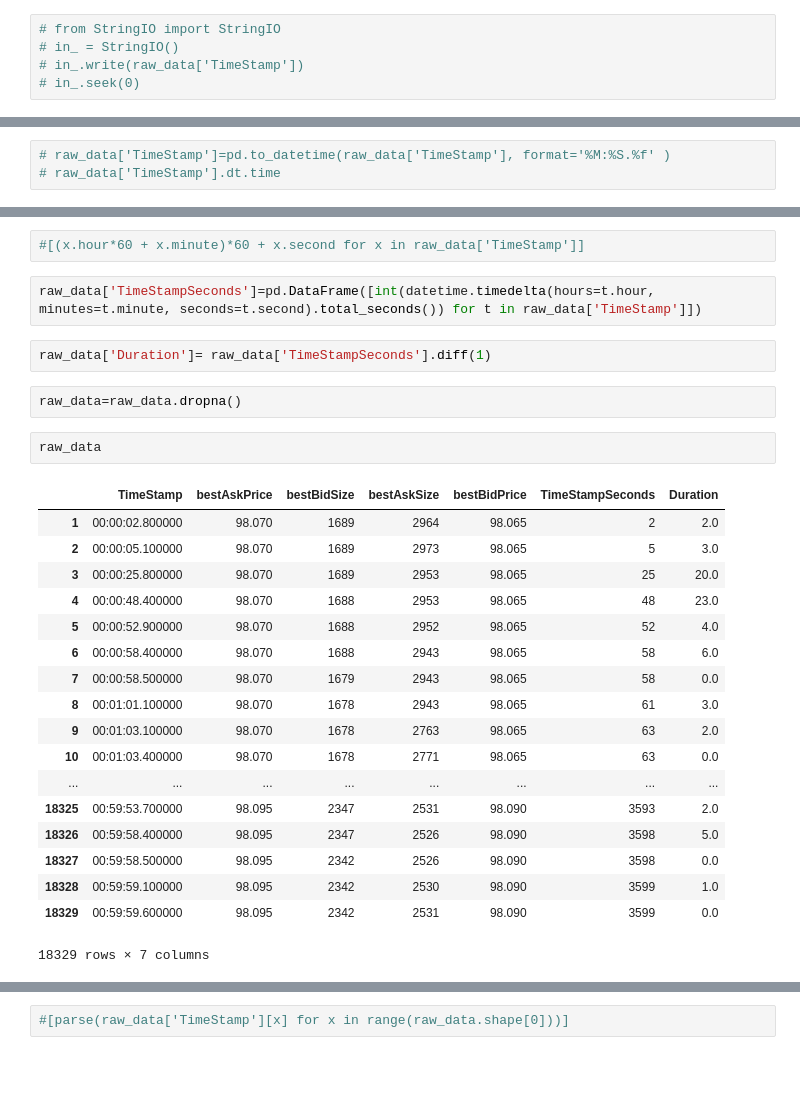
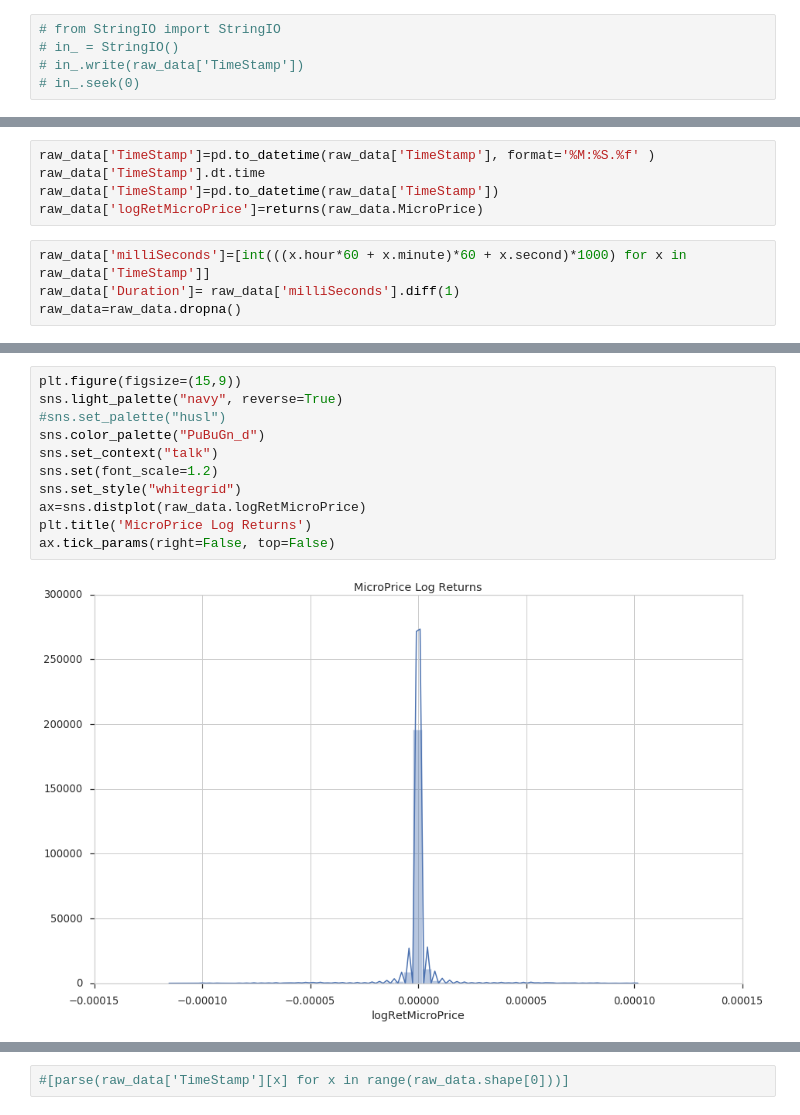
Before and after one commit to andreas-koukorinis/PaperCode, a Jupyter notebook: aknotebooks/stylized facts.ipynb, the cells around one changed output, grey strips where cells are left out. Cells and saved outputs as stored; diff of their text form; blank space fills up the shorter version.

Commit message:
adding stylised facts v1.0 with tick data clock sampling

```diff
--- a/aknotebooks/stylized facts.ipynb
+++ b/aknotebooks/stylized facts.ipynb
@@ -129,4 +166,10 @@ raw_data['TimeStamp']=raw_data['TimeStamp'].apply(dataparser)
 # %%
-# raw_data['TimeStamp']=pd.to_datetime(raw_data['TimeStamp'], format='%M:%S.%f' )
-# raw_data['TimeStamp'].dt.time
+raw_data['TimeStamp']=pd.to_datetime(raw_data['TimeStamp'], format='%M:%S.%f' )
+raw_data['TimeStamp'].dt.time
+raw_data['TimeStamp']=pd.to_datetime(raw_data['TimeStamp'])
+raw_data['logRetMicroPrice']=returns(raw_data.MicroPrice)
+# %%
+raw_data['milliSeconds']=[int(((x.hour*60 + x.minute)*60 + x.second)*1000) for x in raw_data['TimeStamp']]
+raw_data['Duration']= raw_data['milliSeconds'].diff(1)
+raw_data=raw_data.dropna()
 # %%
@@ -157,29 +179,13 @@ for x in range(raw_data.shape[0]):
-# %%
-#[(x.hour*60 + x.minute)*60 + x.second for x in raw_data['TimeStamp']]
-# %%
-raw_data['TimeStampSeconds']=pd.DataFrame([int(datetime.timedelta(hours=t.hour, minutes=t.minute, seconds=t.second).total_seconds()) for t in raw_data['TimeStamp']])
-# %%
-raw_data['Duration']= raw_data['TimeStampSeconds'].diff(1)
-# %%
-raw_data=raw_data.dropna()
-# %%
-raw_data
-# %% [output]
-|  | TimeStamp | bestAskPrice | bestBidSize | bestAskSize | bestBidPrice | TimeStampSeconds | Duration |
-| 1 | 00:00:02.800000 | 98.070 | 1689 | 2964 | 98.065 | 2 | 2.0 |
-| 2 | 00:00:05.100000 | 98.070 | 1689 | 2973 | 98.065 | 5 | 3.0 |
-| 3 | 00:00:25.800000 | 98.070 | 1689 | 2953 | 98.065 | 25 | 20.0 |
-| 4 | 00:00:48.400000 | 98.070 | 1688 | 2953 | 98.065 | 48 | 23.0 |
-| 5 | 00:00:52.900000 | 98.070 | 1688 | 2952 | 98.065 | 52 | 4.0 |
-| 6 | 00:00:58.400000 | 98.070 | 1688 | 2943 | 98.065 | 58 | 6.0 |
-| 7 | 00:00:58.500000 | 98.070 | 1679 | 2943 | 98.065 | 58 | 0.0 |
-| 8 | 00:01:01.100000 | 98.070 | 1678 | 2943 | 98.065 | 61 | 3.0 |
-| 9 | 00:01:03.100000 | 98.070 | 1678 | 2763 | 98.065 | 63 | 2.0 |
-| 10 | 00:01:03.400000 | 98.070 | 1678 | 2771 | 98.065 | 63 | 0.0 |
-| ... | ... | ... | ... | ... | ... | ... | ... |
-| 18325 | 00:59:53.700000 | 98.095 | 2347 | 2531 | 98.090 | 3593 | 2.0 |
-| 18326 | 00:59:58.400000 | 98.095 | 2347 | 2526 | 98.090 | 3598 | 5.0 |
-| 18327 | 00:59:58.500000 | 98.095 | 2342 | 2526 | 98.090 | 3598 | 0.0 |
-| 18328 | 00:59:59.100000 | 98.095 | 2342 | 2530 | 98.090 | 3599 | 1.0 |
-| 18329 | 00:59:59.600000 | 98.095 | 2342 | 2531 | 98.090 | 3599 | 0.0 |
-18329 rows × 7 columns
+# %%
+plt.figure(figsize=(15,9))
+sns.light_palette("navy", reverse=True)
+#sns.set_palette("husl")
+sns.color_palette("PuBuGn_d")
+sns.set_context("talk")
+sns.set(font_scale=1.2)
+sns.set_style("whitegrid")
+ax=sns.distplot(raw_data.logRetMicroPrice)
+plt.title('MicroPrice Log Returns')
+ax.tick_params(right=False, top=False)
+# %% [output]
+[figure, added]
```
Also changed, not shown: parts of 26 cells of this notebook.
